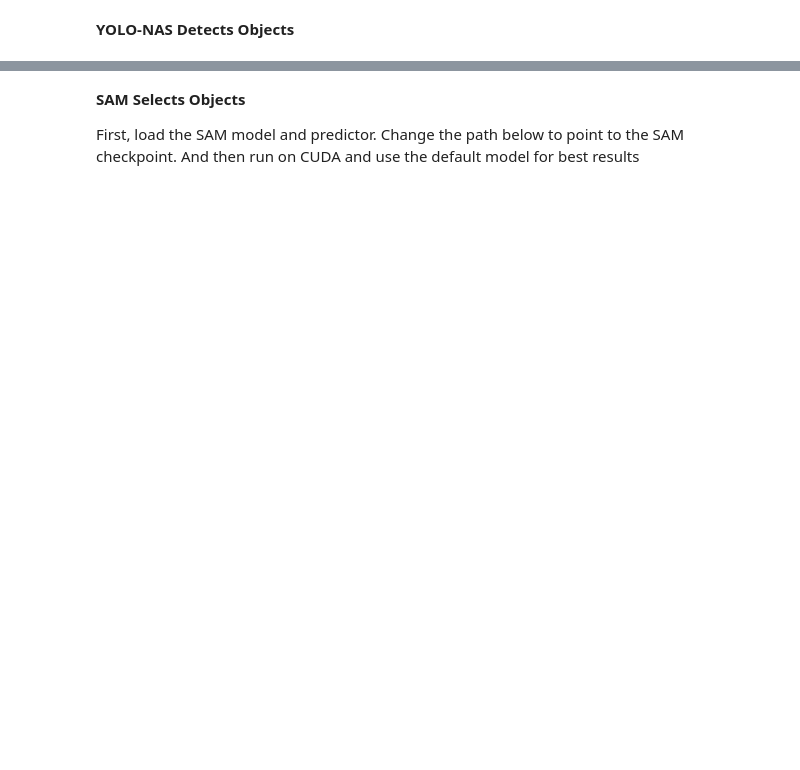
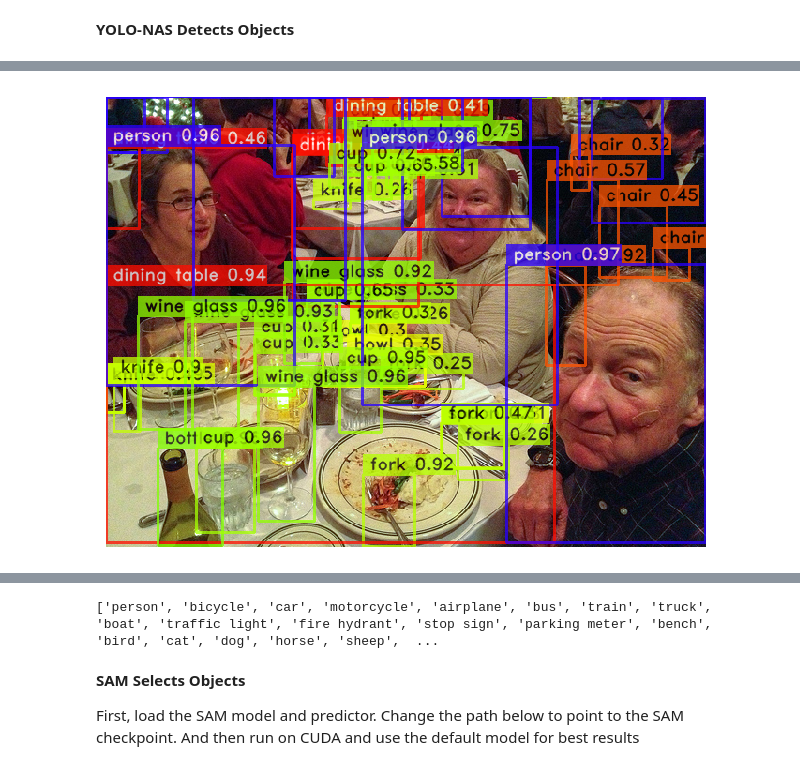
Before and after one commit to LHBuilder/SA-Segment-Anything, a Jupyter notebook: integ_yolo_sam.ipynb, the cells around one changed output, grey strips where cells are left out. Cells and saved outputs as stored; diff of their text form; code cells hidden in the pictures; blank space fills up the shorter version.

```diff
--- a/integ_yolo_sam.ipynb
+++ b/integ_yolo_sam.ipynb
@@ -69,16 +81,19 @@ plt.show
 # %% [markdown]
 **YOLO-NAS Detects Objects**
 # %%
-from super_gradients.training import models as yolon
+
 import cv2
 import matplotlib.pyplot as plt
 import pickle
 
-image_path = 'images/person.jpg'
+image_path = 'temp/images/person.jpg'
 
-model = yolon.get('yolo_nas_l', pretrained_wrights='coco') # yolo_nas_l is the yolo_nas large model
-model.predict(image, conf=0.25).show()
+model = yolon.get('yolo_nas_l', pretrained_weights='coco') # yolo_nas_l is the yolo_nas large model
+detection_pred=model.predict(image, conf=0.25)
+print(detection_pred[0].class_names)
+detection_pred.show()
+conf_threshold = 0.65
+detection_pred = model.predict(image_path, conf=conf_threshold)
 
-conf_threshold = 0.25
-detection_pred = model.predict(image_path, conf=conf_threshold)
-detections = detection_pred.save('output_folder') # save the output with detected bounding box
+detections = detection_pred.save('temp/output_folder') # save the output with detected bounding box
+# %% [output]
@@ -84,0 +104 @@ detections = detection_pred.save('output_folder') # save the output with detecte
+[figure, added]
@@ -85,3 +106,4 @@ detections = detection_pred.save('output_folder') # save the output with detecte
+['person', 'bicycle', 'car', 'motorcycle', 'airplane', 'bus', 'train', 'truck', 'boat', 'traffic light', 'fire hydrant', 'stop sign', 'parking meter', 'bench', 'bird', 'cat', 'dog', 'horse', 'sheep',  ...
 # %% [markdown]
 **SAM Selects Objects**
 
```
Also changed, not shown: parts of 10 cells of this notebook, 5 other files.
